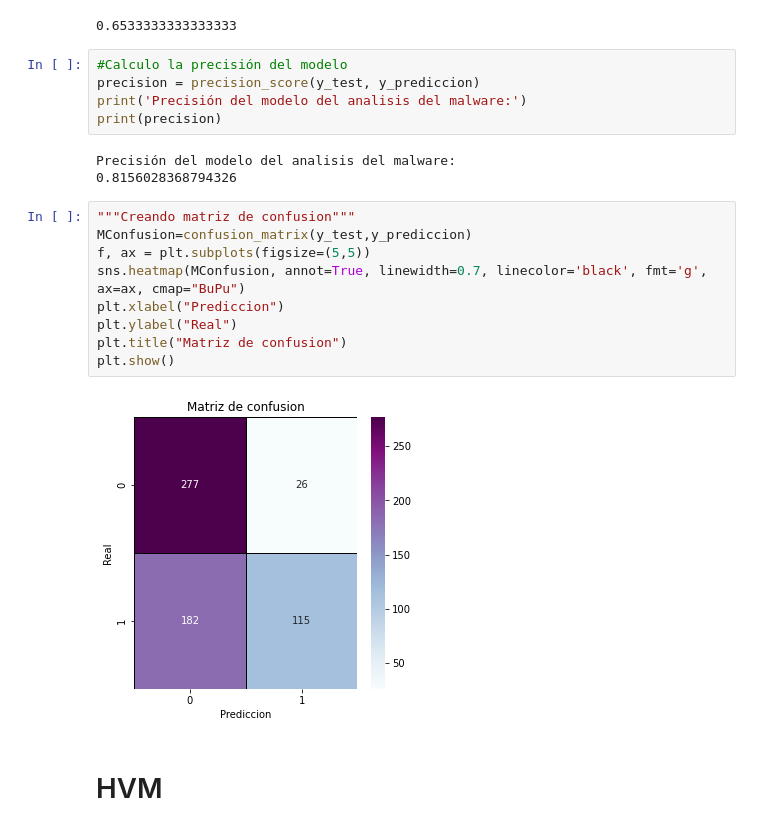
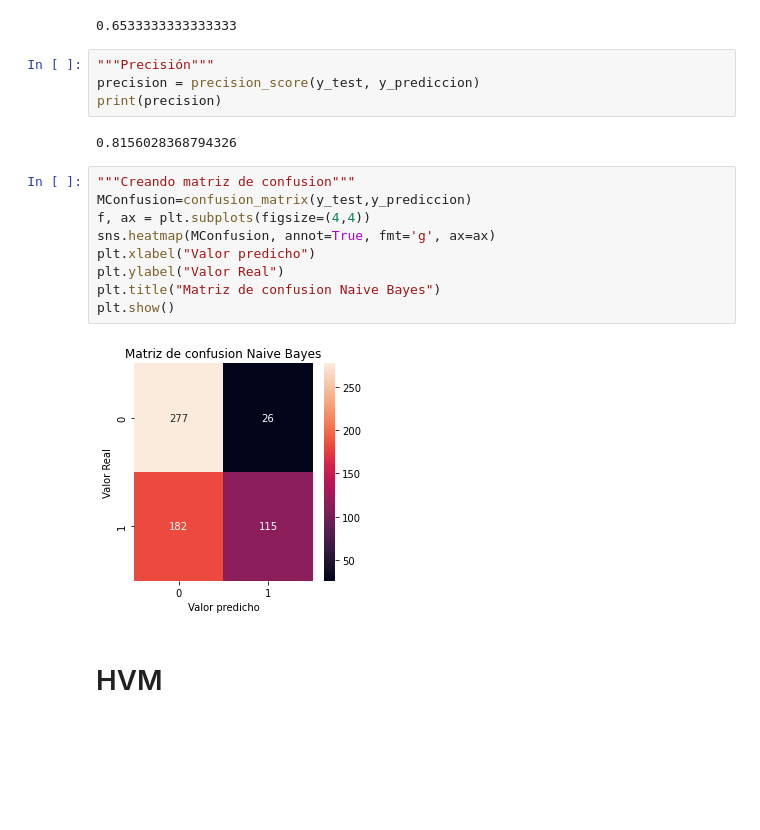
Before and after one commit to wjsolano/ProyectoU2, a Jupyter notebook: [NRC_6278]_MercyArrobo_SolanoWilmer_ProyectoUnidad2.ipynb, the cells around one changed output. Saved outputs shown, nothing was run; the diff lists cells and outputs as text; blank space fills up the shorter version.

```diff
--- a/[NRC_6278]_MercyArrobo_SolanoWilmer_ProyectoUnidad2.ipynb
+++ b/[NRC_6278]_MercyArrobo_SolanoWilmer_ProyectoUnidad2.ipynb
@@ -204,24 +205,22 @@ accuracy_score(y_test,y_prediccion)
 # %% [output]
 0.6533333333333333
 # %%
-#Calculo la precisión del modelo
+"""Precisión"""
 precision = precision_score(y_test, y_prediccion)
-print('Precisión del modelo del analisis del malware:')
 print(precision)
 # %% [output]
-Precisión del modelo del analisis del malware:
 0.8156028368794326
 # %%
 """Creando matriz de confusion"""
 MConfusion=confusion_matrix(y_test,y_prediccion)
-f, ax = plt.subplots(figsize=(5,5))
-sns.heatmap(MConfusion, annot=True, linewidth=0.7, linecolor='black', fmt='g', ax=ax, cmap="BuPu")
-plt.xlabel("Prediccion")
-plt.ylabel("Real")
-plt.title("Matriz de confusion")
+f, ax = plt.subplots(figsize=(4,4))
+sns.heatmap(MConfusion, annot=True, fmt='g', ax=ax)
+plt.xlabel("Valor predicho")
+plt.ylabel("Valor Real")
+plt.title("Matriz de confusion Naive Bayes")
 plt.show()
 # %% [output]
-[figure, old version]
+[figure, new version]
 # %% [markdown]
 # HVM
 # %%
```
Also changed, not shown: parts of 9 cells of this notebook.
